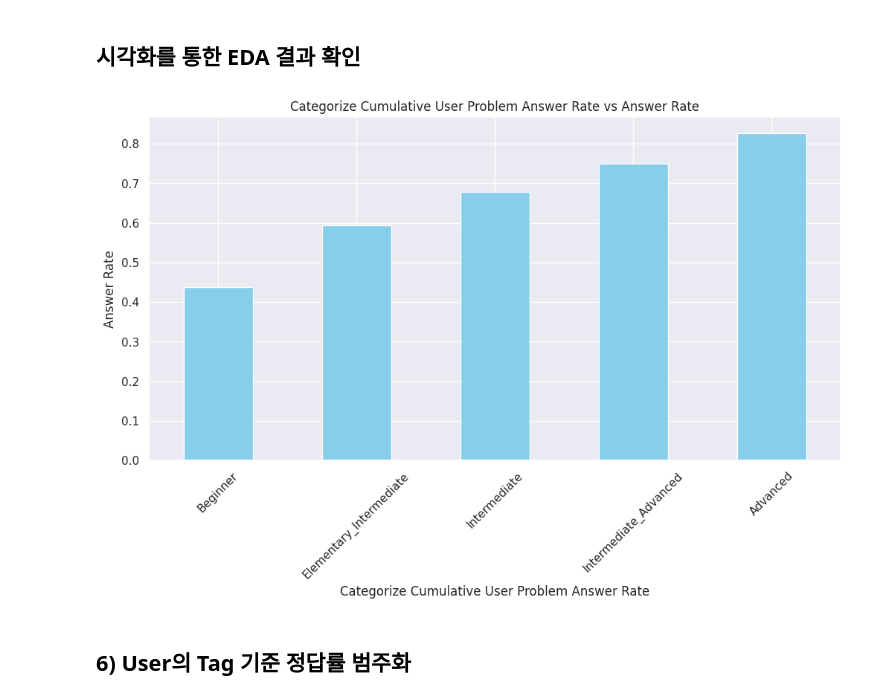
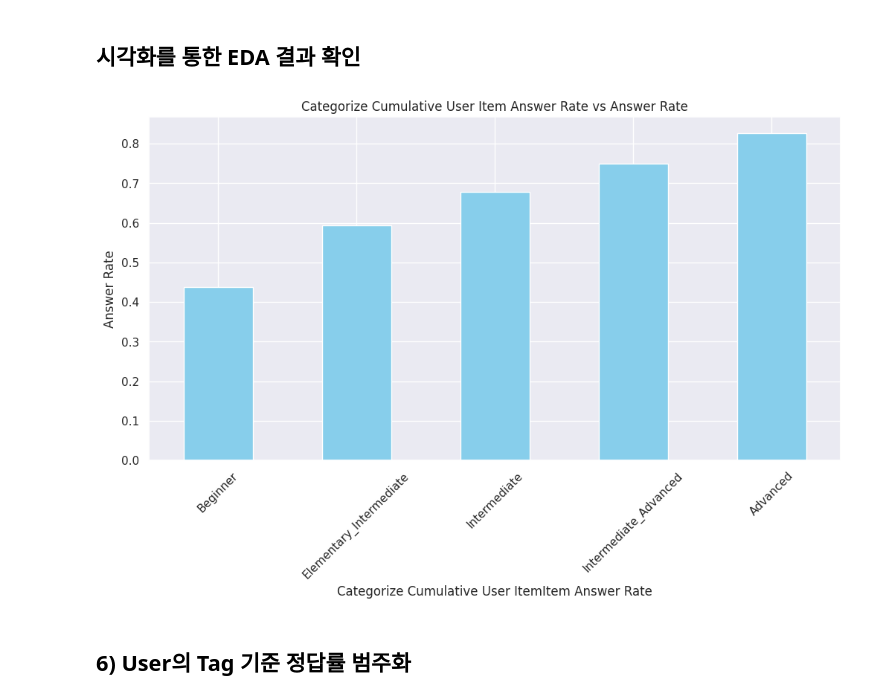
Before and after one commit to boostcampaitech6/level2-dkt-recsys-06, a Jupyter notebook: DKT_EDA.ipynb, the cells around one changed output. Cells and saved outputs as stored; diff of their text form; code cells hidden in the pictures.

```diff
--- a/DKT_EDA.ipynb
+++ b/DKT_EDA.ipynb
@@ -552,7 +552,7 @@ def add_average_solving_time(df):
 
     avg_solving_time_correct_list = []
     avg_solving_time_incorrect_list = []
-    avg_problem_solving_time_list=[]
+    avg_Item_solving_time_list=[]
 
     for name, group in grouped_data:
         # answerCode가 1인 행들의 solving time 평균 계산
@@ -564,11 +564,11 @@ def add_average_solving_time(df):
         avg_solving_time_incorrect_list.extend([avg_solving_time_incorrect] * len(group))
 
         avg_solving_time = group['SolvingTime'].mean().astype(int)
-        avg_problem_solving_time_list.extend([avg_solving_time] * len(group))
+        avg_Item_solving_time_list.extend([avg_solving_time] * len(group))
 
     df['AverageItemSolvingTime_Correct'] = avg_solving_time_correct_list
     df['AverageItemSolvingTime_Incorrect'] = avg_solving_time_incorrect_list
-    df['AverageItemSolvingTime'] = avg_problem_solving_time_list
+    df['AverageItemSolvingTime'] = avg_Item_solving_time_list
     df['Difference_SolvingTime_AvgItemSolvingTime'] = (df['SolvingTime'] - df['AverageItemSolvingTime']).astype(int)
 
     df = df.sort_values(['userID', 'Timestamp'])
@@ -696,8 +696,8 @@ TestAnswerRate: 테스트 전체 정답률
 # %%
 def add_test_answer_rate_column(df):
     # 1. 같은 테스트 바로 이전 문제 정답 여부
-    df['PreviousProblemAnswer'] = df.groupby(['userID', 'testId'])['answerCode'].shift(1)
-    df['PreviousProblemAnswer'] = df['PreviousProblemAnswer'].apply(lambda x: 'Y' if x == 1 else ('N' if x == 0 else 'U'))
+    df['PreviousItemAnswer'] = df.groupby(['userID', 'testId'])['answerCode'].shift(1)
+    df['PreviousItemAnswer'] = df['PreviousItemAnswer'].apply(lambda x: 'Y' if x == 1 else ('N' if x == 0 else 'U'))
 
     # 2.'testId'를 기준으로 'answerCode'의 평균을 계산
     test_avg = df.groupby('testId')['answerCode'].mean()
@@ -749,12 +749,12 @@ train = categorize_solving_time(train)
 ## 2) 문제 난이도 범주화
 범주화해서 새로 열 생성
 # %%
-def categorize_ProblemAnswerRate(df):
+def categorize_ItemAnswerRate(df):
     # CorrectnessRate 열을 5분위로 나누고 범주화하여 새로운 열 추가
-    df['categorize_ProblemAnswerRate'] = pd.qcut(df['ItemAnswerRate'], q=7, labels=['Extremely Difficult','Very Difficult', 'Difficult', 'Medium', 'Easy', 'Very Easy','Extremely Easy'])
+    df['categorize_ItemAnswerRate'] = pd.qcut(df['ItemAnswerRate'], q=7, labels=['Extremely Difficult','Very Difficult', 'Difficult', 'Medium', 'Easy', 'Very Easy','Extremely Easy'])
     return df
 
-train = categorize_ProblemAnswerRate(train)
+train = categorize_ItemAnswerRate(train)
 # %% [markdown]
 ## 시각화를 통한 EDA 결과 확인
 # %%
@@ -840,32 +840,32 @@ plt.show()
 ## 5) User 전체 정답률 범주화
 유저의 누적 정답률을 바탕으로 지식수준 범주화
 # %%
-def categorize_CumulativeUserProblemAnswerRate(df):
-    # CumulativeUserProblemAnswerRate 열을 5분위로 나누고 범주화하여 새로운 열 추가
-    df['categorize_CumulativeUserProblemAnswerRate'] = pd.qcut(df['CumulativeUserProblemAnswerRate'], q=5, labels=['Beginner','Elementary_Intermediate', 'Intermediate', 'Intermediate_Advanced','Advanced'])
+def categorize_CumulativeUserItemAnswerRate(df):
+    # CumulativeUserItemAnswerRate 열을 5분위로 나누고 범주화하여 새로운 열 추가
+    df['categorize_CumulativeUserItemAnswerRate'] = pd.qcut(df['CumulativeUserItemAnswerRate'], q=5, labels=['Beginner','Elementary_Intermediate', 'Intermediate', 'Intermediate_Advanced','Advanced'])
     return df
 
-train = categorize_CumulativeUserProblemAnswerRate(train)
+train = categorize_CumulativeUserItemAnswerRate(train)
 # %% [markdown]
 ## 시각화를 통한 EDA 결과 확인
 # %%
 # 범주별 정답률 계산
-categorize_CumulativeUserProblemAnswerRate = train.groupby('categorize_CumulativeUserProblemAnswerRate')['answerCode'].mean()
+categorize_CumulativeUserItemAnswerRate = train.groupby('categorize_CumulativeUserItemAnswerRate')['answerCode'].mean()
 labels = ['Beginner','Elementary_Intermediate', 'Intermediate', 'Intermediate_Advanced','Advanced']
-categorize_CumulativeUserProblemAnswerRate = categorize_CumulativeUserProblemAnswerRate.loc[labels]
+categorize_CumulativeUserItemAnswerRate = categorize_CumulativeUserItemAnswerRate.loc[labels]
 
 
 # 그래프 시각화
 plt.figure(figsize=(12, 6))
-categorize_CumulativeUserProblemAnswerRate.plot(kind='bar', color='skyblue')
-plt.xlabel('Categorize Cumulative User Problem Answer Rate')
+categorize_CumulativeUserItemAnswerRate.plot(kind='bar', color='skyblue')
+plt.xlabel('Categorize Cumulative User ItemItem Answer Rate')
 plt.ylabel('Answer Rate')
-plt.title('Categorize Cumulative User Problem Answer Rate vs Answer Rate')
+plt.title('Categorize Cumulative User Item Answer Rate vs Answer Rate')
 plt.xticks(rotation=45)
 
 plt.show()
 # %% [output]
-[figure, old version]
+[figure, new version]
 # %% [markdown]
 ## 6) User의 Tag 기준 정답률 범주화
 # %%
```
Also changed, not shown: parts of 17 cells of this notebook.
